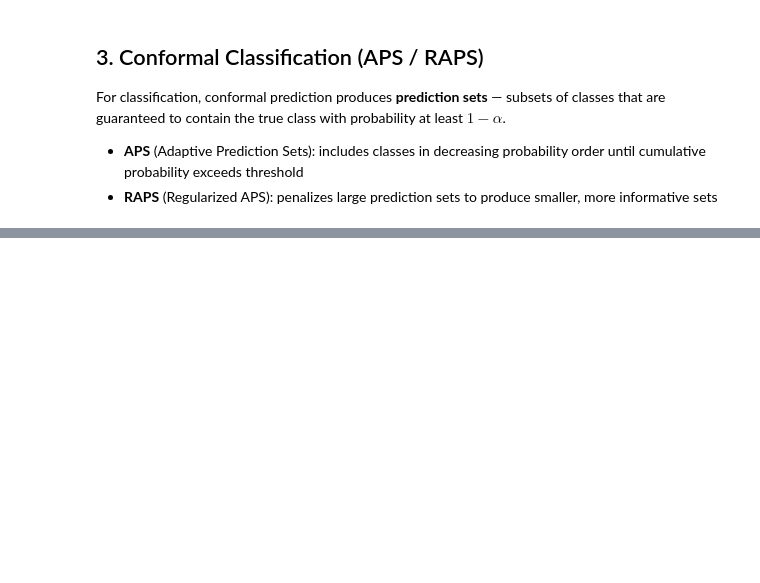
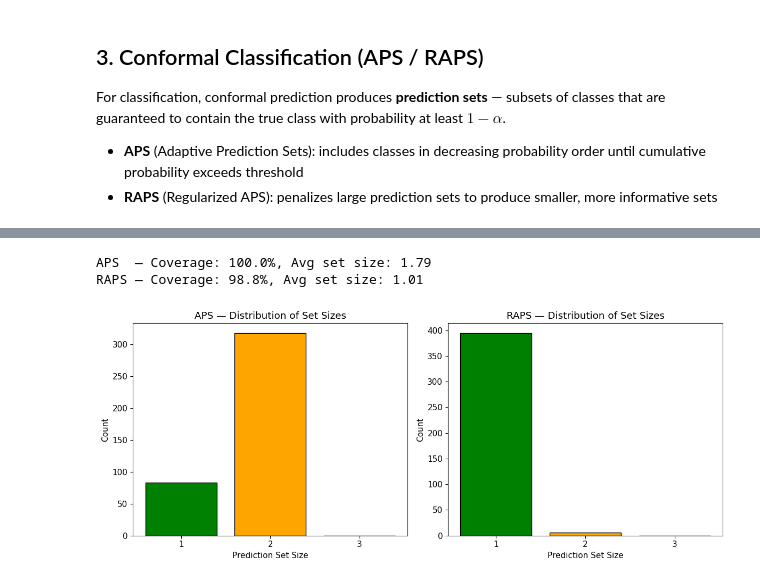
Before and after one commit to Vispikarkaria/Deep-UQ, a Jupyter notebook: notebooks/conformal/Conformal_Prediction_Tutorial.ipynb, the cells around one changed output, grey strips where cells are left out. Saved outputs shown, nothing was run; the diff lists cells and outputs as text; code cells hidden in the pictures; blank space fills up the shorter version.

```diff
--- a/notebooks/conformal/Conformal_Prediction_Tutorial.ipynb
+++ b/notebooks/conformal/Conformal_Prediction_Tutorial.ipynb
@@ -197,0 +258,42 @@ For classification, conformal prediction produces **prediction sets** — subset
+# %%
+# Conformal classification with APS and RAPS
+cal_cls_data = TensorDataset(x_cls_cal, y_cls_cal)
+
+# APS
+conf_aps = ConformalClassifier(model_cls, alpha=alpha, method="aps")
+conf_aps.calibrate(cal_cls_data)
+result_aps = conf_aps.predict_uq(x_cls_test)
+
+# RAPS
+conf_raps = ConformalClassifier(model_cls, alpha=alpha, method="raps", k_reg=1, lambda_reg=0.05)
+conf_raps.calibrate(cal_cls_data)
+result_raps = conf_raps.predict_uq(x_cls_test)
+
+# Coverage check
+sets_aps = result_aps.metadata["prediction_sets"]
+sets_raps = result_raps.metadata["prediction_sets"]
+
+coverage_aps = sets_aps[torch.arange(len(y_cls_test)), y_cls_test].float().mean()
+coverage_raps = sets_raps[torch.arange(len(y_cls_test)), y_cls_test].float().mean()
+
+print(f"APS  — Coverage: {coverage_aps:.1%}, Avg set size: {result_aps.metadata['set_sizes'].float().mean():.2f}")
+print(f"RAPS — Coverage: {coverage_raps:.1%}, Avg set size: {result_raps.metadata['set_sizes'].float().mean():.2f}")
+# %% [output]
+APS  — Coverage: 100.0%, Avg set size: 1.79
+RAPS — Coverage: 98.8%, Avg set size: 1.01
+# %%
+fig, axes = plt.subplots(1, 2, figsize=(12, 5))
+
+for ax, (name, sizes) in zip(axes, [("APS", result_aps.metadata["set_sizes"]),
+                                      ("RAPS", result_raps.metadata["set_sizes"])]):
+    counts = [(sizes == s).sum().item() for s in [1, 2, 3]]
+    ax.bar([1, 2, 3], counts, color=["green", "orange", "red"], edgecolor="black")
+    ax.set_xlabel("Prediction Set Size")
+    ax.set_ylabel("Count")
+    ax.set_title(f"{name} — Distribution of Set Sizes")
+    ax.set_xticks([1, 2, 3])
+
+plt.tight_layout()
+plt.show()
+# %% [output]
+[figure, added]
```
Also changed, not shown: parts of 18 cells of this notebook, 2 other files.
